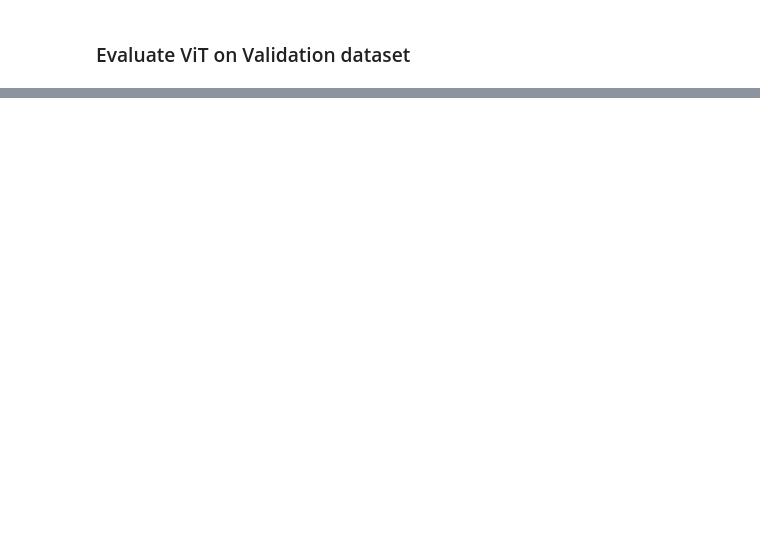
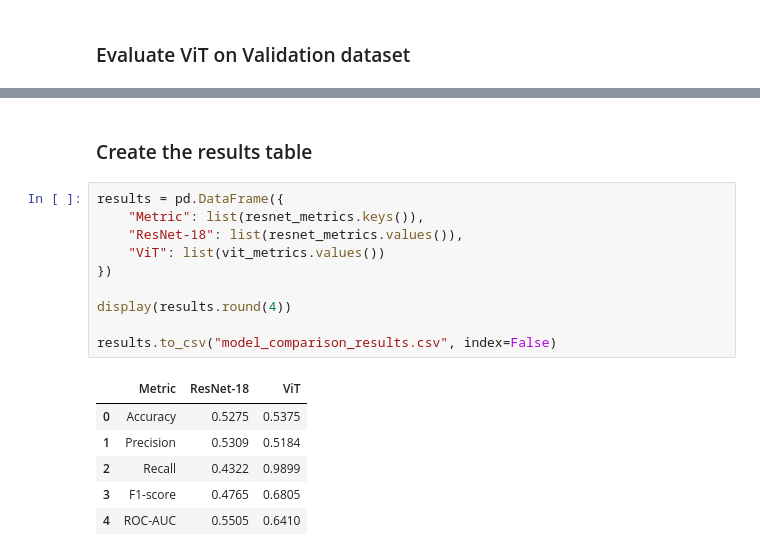
Before and after one commit to eriostre/Histopathology_image_classification, a Jupyter notebook: Histopathology_Image_Classification.ipynb, the cells around one changed output, grey strips where cells are left out. Cells and saved outputs as stored; diff of their text form; blank space fills up the shorter version.

```diff
--- a/Histopathology_Image_Classification.ipynb
+++ b/Histopathology_Image_Classification.ipynb
@@ -825,0 +816,19 @@ ValueError: expected 4D input (got 3D input)
+# %% [markdown]
+### Create the results table
+# %%
+results = pd.DataFrame({
+    "Metric": list(resnet_metrics.keys()),
+    "ResNet-18": list(resnet_metrics.values()),
+    "ViT": list(vit_metrics.values())
+})
+
+display(results.round(4))
+
+results.to_csv("model_comparison_results.csv", index=False)
+# %% [output]
+|  | Metric | ResNet-18 | ViT |
+| 0 | Accuracy | 0.5275 | 0.5375 |
+| 1 | Precision | 0.5309 | 0.5184 |
+| 2 | Recall | 0.4322 | 0.9899 |
+| 3 | F1-score | 0.4765 | 0.6805 |
+| 4 | ROC-AUC | 0.5505 | 0.6410 |
```
Also changed, not shown: parts of 36 cells of this notebook.
